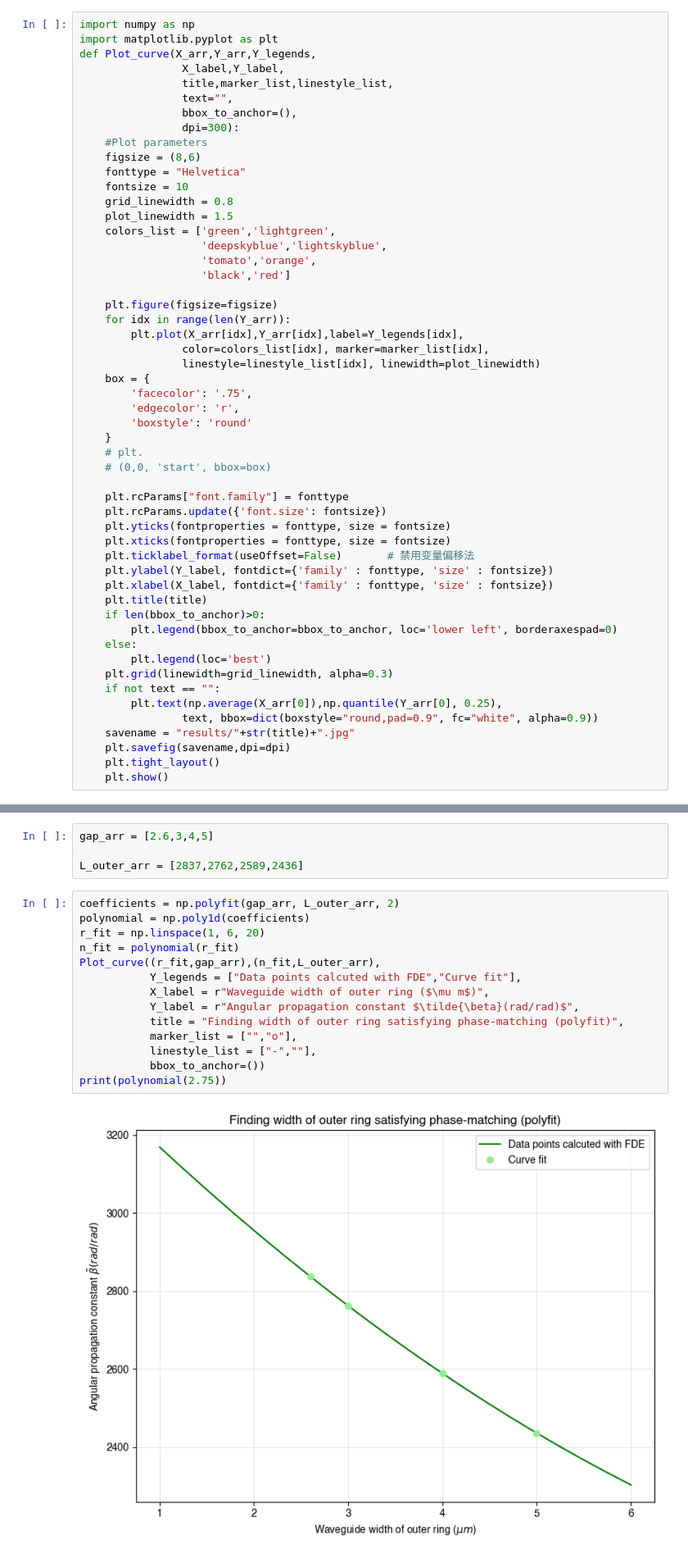
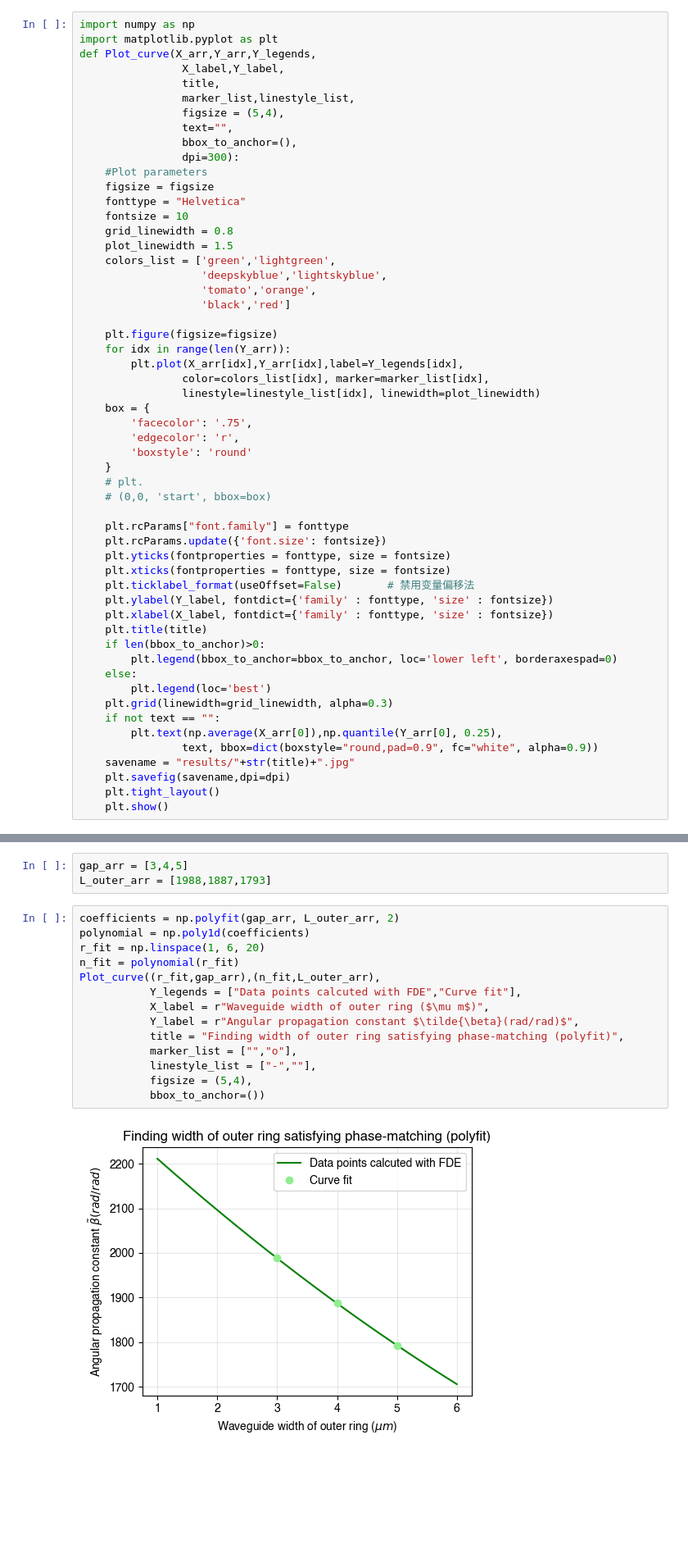
Before and after one commit to Harryxwh/SiNDispersionEngineering, a Jupyter notebook: Finding geometry with matched neff.ipynb, the cells around one changed output, grey strips where cells are left out. Shown at 82% size. Cells and saved outputs as stored; diff of their text form; blank space fills up the shorter version.

```diff
--- a/Finding geometry with matched neff.ipynb
+++ b/Finding geometry with matched neff.ipynb
@@ -15,12 +20,14 @@ import numpy as np
 import matplotlib.pyplot as plt
 def Plot_curve(X_arr,Y_arr,Y_legends,
                 X_label,Y_label,
-                title,marker_list,linestyle_list,
+                title,
+                marker_list,linestyle_list,
+                figsize = (5,4),
                 text="",
                 bbox_to_anchor=(),
                 dpi=300):
     #Plot parameters
-    figsize = (8,6)
+    figsize = figsize
     fonttype = "Helvetica"
     fontsize = 10
     grid_linewidth = 0.8
@@ -85,20 +116,19 @@ def text_on_plot(residual,coefficients,Best_Lx):
 # %%
-gap_arr = [2.6,3,4,5]
-
-L_outer_arr = [2837,2762,2589,2436]
+gap_arr = [3,4,5]
+L_outer_arr = [1988,1887,1793]
 # %%
 coefficients = np.polyfit(gap_arr, L_outer_arr, 2)
 polynomial = np.poly1d(coefficients)
 r_fit = np.linspace(1, 6, 20)
 n_fit = polynomial(r_fit)
 Plot_curve((r_fit,gap_arr),(n_fit,L_outer_arr),
            Y_legends = ["Data points calcuted with FDE","Curve fit"],
            X_label = r"Waveguide width of outer ring ($\mu m$)",
            Y_label = r"Angular propagation constant $\tilde{\beta}(rad/rad)$",
            title = "Finding width of outer ring satisfying phase-matching (polyfit)",
            marker_list = ["","o"],
            linestyle_list = ["-",""],
+           figsize = (5,4),
            bbox_to_anchor=())
-print(polynomial(2.75))
 # %% [output]
-[figure, old version]
+[figure, new version]
```
Also changed, not shown: parts of 18 cells of this notebook, 20 other files.
